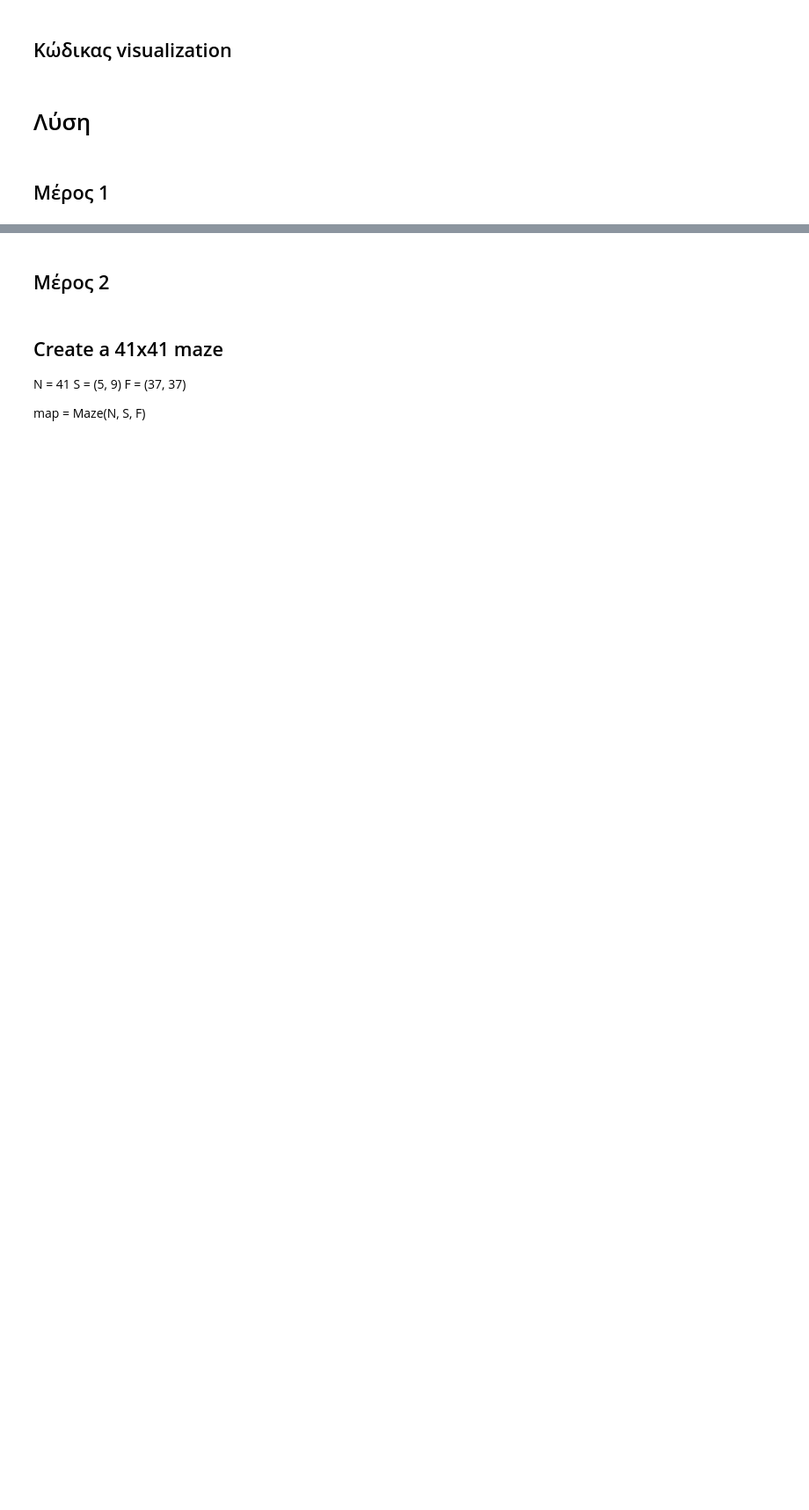
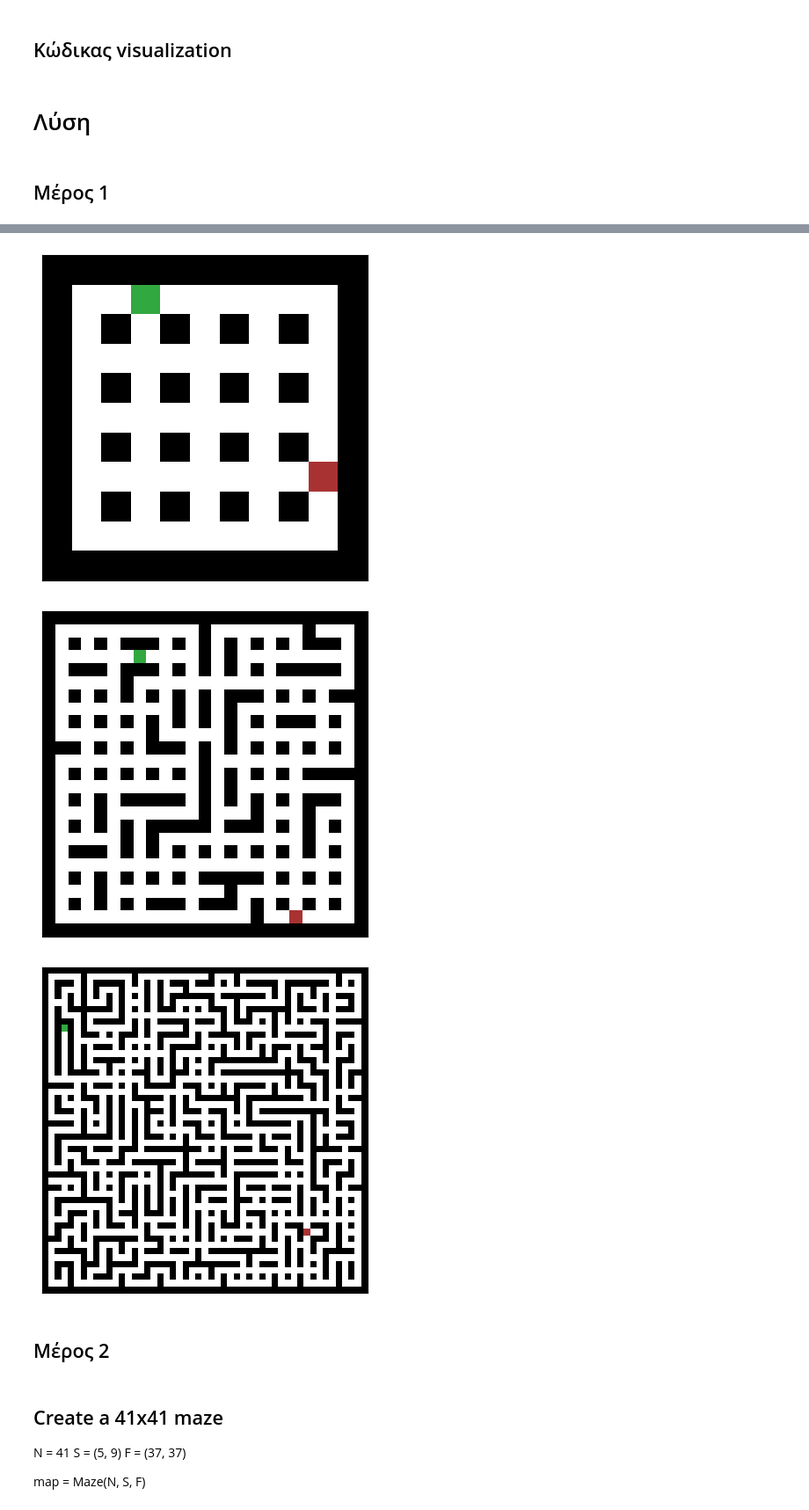
Before and after one commit to spaceboi3000/first, a Jupyter notebook: AI_24_ΕΧ1.ipynb, the cells around one changed output, grey strips where cells are left out. Shown at 88% size. Drawn from its saved outputs; the diff is of its cells as text; code cells hidden in the pictures; blank space fills up the shorter version.

```diff
--- a/AI_24_ΕΧ1.ipynb
+++ b/AI_24_ΕΧ1.ipynb
@@ -381,3 +384,11 @@ for N, S, F in (11, (1, 3), (7, 9)), (25, (3, 7), (23, 19)), (51, (9, 3), (41, 4
+# %%
+for N, S, F in (11, (1, 3), (7, 9)), (25, (3, 7), (23, 19)), (51, (9, 3), (41, 41)):
+    map = Maze(N, S, F, threshold=20/(N*np.log(N))) #threshold aprox value equals 0.8 / 0.2 / 0.1
+    map.draw_map()
+# %% [output]
+[figure, added]
+[figure, added]
+[figure, added]
 # %% [markdown]
 ## Μέρος 2
 # %%
```
Also changed, not shown: parts of 47 cells of this notebook.
